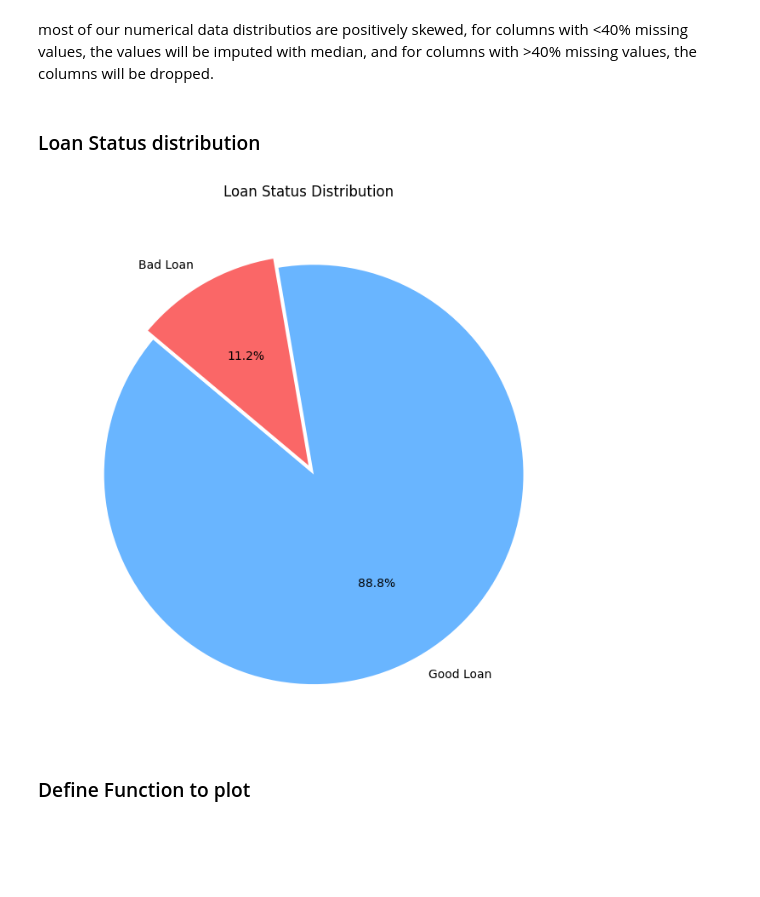
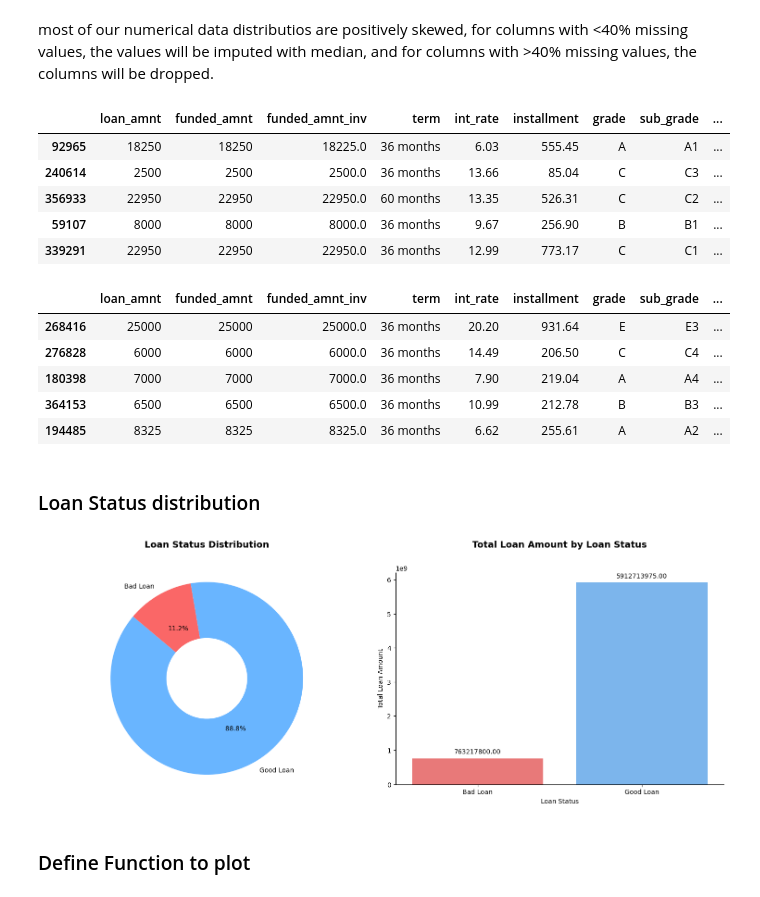
Before and after one commit to azaryasph/IDX-Partners-Project-Based-Internship-Prediction-Model, a Jupyter notebook: notebooks/Prediction Model.ipynb, the cells around one changed output. Cells and saved outputs as stored; diff of their text form; code cells hidden in the pictures; blank space fills up the shorter version.

```diff
--- a/notebooks/Prediction Model.ipynb
+++ b/notebooks/Prediction Model.ipynb
@@ -247,20 +247,70 @@ def map_loan_status(status):
 
 # Apply the map_loan_status function to each status in the 'loan_status' column
 dfloan['loan_status'] = dfloan['loan_status'].apply(map_loan_status)
+# %%
+timeser = pd.to_datetime(dfloan['issue_d'], format='%b-%y')
+dfloan['years'] = timeser.dt.year
+dfloan.sample(5)
+# %% [output]
+|  | loan_amnt | funded_amnt | funded_amnt_inv | term | int_rate | installment | grade | sub_grade | ... |
+| 92965 | 18250 | 18250 | 18225.0 | 36 months | 6.03 | 555.45 | A | A1 | ... |
+| 240614 | 2500 | 2500 | 2500.0 | 36 months | 13.66 | 85.04 | C | C3 | ... |
+| 356933 | 22950 | 22950 | 22950.0 | 60 months | 13.35 | 526.31 | C | C2 | ... |
+| 59107 | 8000 | 8000 | 8000.0 | 36 months | 9.67 | 256.90 | B | B1 | ... |
+| 339291 | 22950 | 22950 | 22950.0 | 36 months | 12.99 | 773.17 | C | C1 | ... |
+# %%
+dfloan.sample(5)
+# %% [output]
+|  | loan_amnt | funded_amnt | funded_amnt_inv | term | int_rate | installment | grade | sub_grade | ... |
+| 268416 | 25000 | 25000 | 25000.0 | 36 months | 20.20 | 931.64 | E | E3 | ... |
+| 276828 | 6000 | 6000 | 6000.0 | 36 months | 14.49 | 206.50 | C | C4 | ... |
+| 180398 | 7000 | 7000 | 7000.0 | 36 months | 7.90 | 219.04 | A | A4 | ... |
+| 364153 | 6500 | 6500 | 6500.0 | 36 months | 10.99 | 212.78 | B | B3 | ... |
+| 194485 | 8325 | 8325 | 8325.0 | 36 months | 6.62 | 255.61 | A | A2 | ... |
 # %% [markdown]
 ### Loan Status distribution
-# %%
-# Create a pie chart of the loan_status column
-plt.figure(figsize=(8, 8))
-
-# Define
-target_colors = ['#69B5FF','#FA6767']
-dfloan['loan_status'].value_counts().plot.pie(autopct='%1.1f%%', startangle=140, explode=(0.05, 0), colors=target_colors)
-plt.title('Loan Status Distribution')
-plt.ylabel('')
-plt.show()
-# %% [output]
-[figure, removed]
+# %%
+# Create a pie chart of the loan_status column
+plt.figure(figsize=(15, 6))
+
+loan_status_values = dfloan['loan_status'].value_counts()
+loan_status_labels = loan_status_values.index
+
+plt.subplot(1, 2, 1)
+target_colors = ['#69B5FF','#FA6767']
+plt.pie(
+    loan_status_values,
+    labels=loan_status_labels,
+    autopct='%1.1f%%',
+    startangle=140,
+    colors=target_colors,
+    wedgeprops=dict(width=0.58)
+)
+plt.title('Loan Status Distribution', y=1.1, fontsize=14, fontweight='bold')
+plt.ylabel('')
+plt.axis('equal')
+
+
+plt.subplot(1, 2, 2)
+sum_loan = dfloan.groupby('loan_status')['loan_amnt'].sum().to_frame().reset_index().rename(columns={'loan_amnt': 'total_loan_amount'})
+barplot = sns.barplot(x='loan_status', y='total_loan_amount', data=sum_loan, palette=[target_colors[1], target_colors[0]])
+
+for p in barplot.patches:
+    barplot.annotate(format(p.get_height(), '.2f'),
+                     (p.get_x() + p.get_width() / 2., p.get_height()),
+                     ha = 'center', va = 'center',
+                     xytext = (0, 10),
+                     textcoords = 'offset points')
+
+sns.despine()
+plt.title('Total Loan Amount by Loan Status', fontsize=14, fontweight='bold', y=1.1)
+plt.ylabel('Total Loan Amount')
+plt.xlabel('Loan Status')
+
+plt.tight_layout()
+plt.show()
+# %% [output]
+[figure, added]
 # %% [markdown]
 ### Define Function to plot
 # %% [markdown]
```
Also changed, not shown: parts of 17 cells of this notebook.
